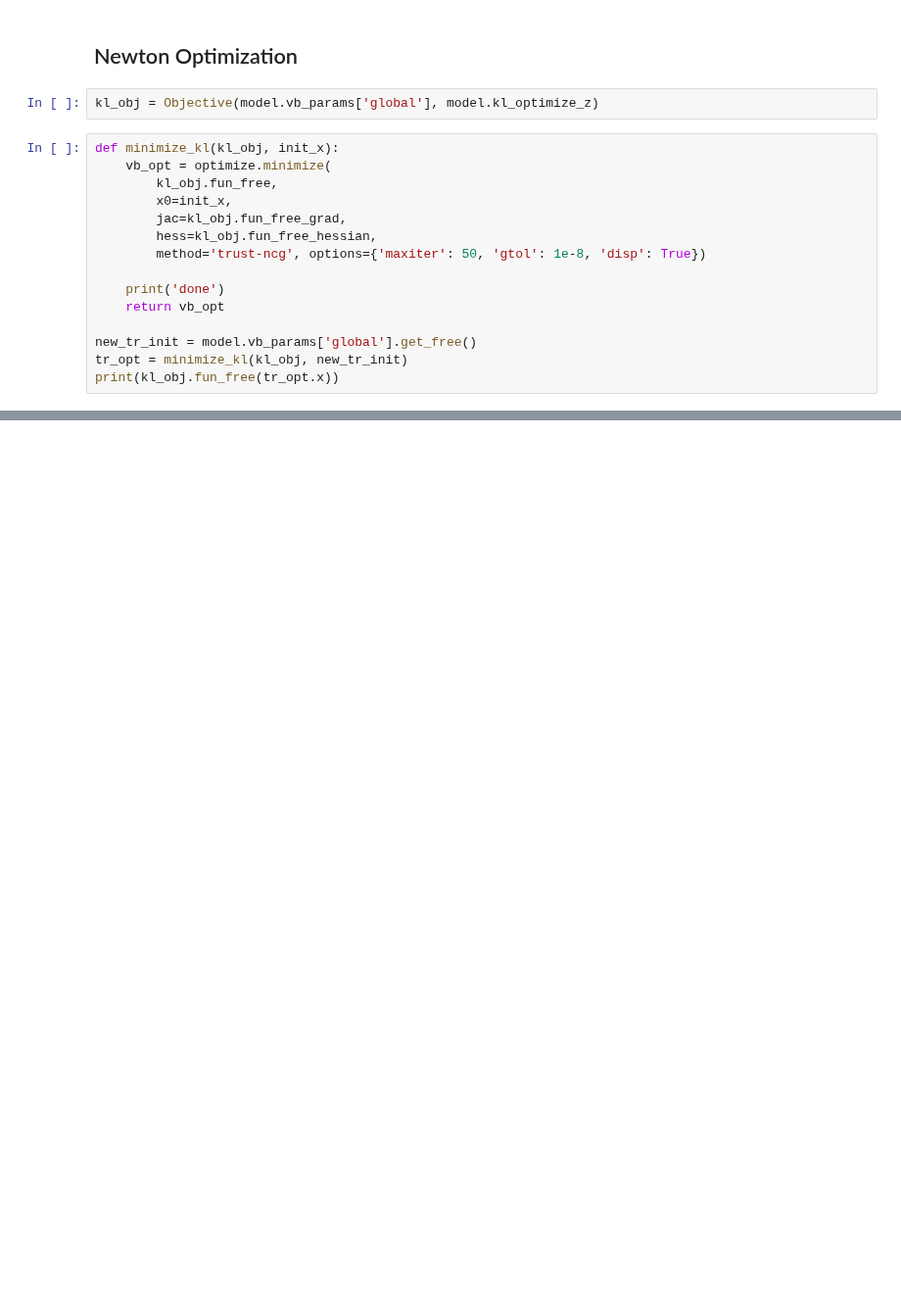
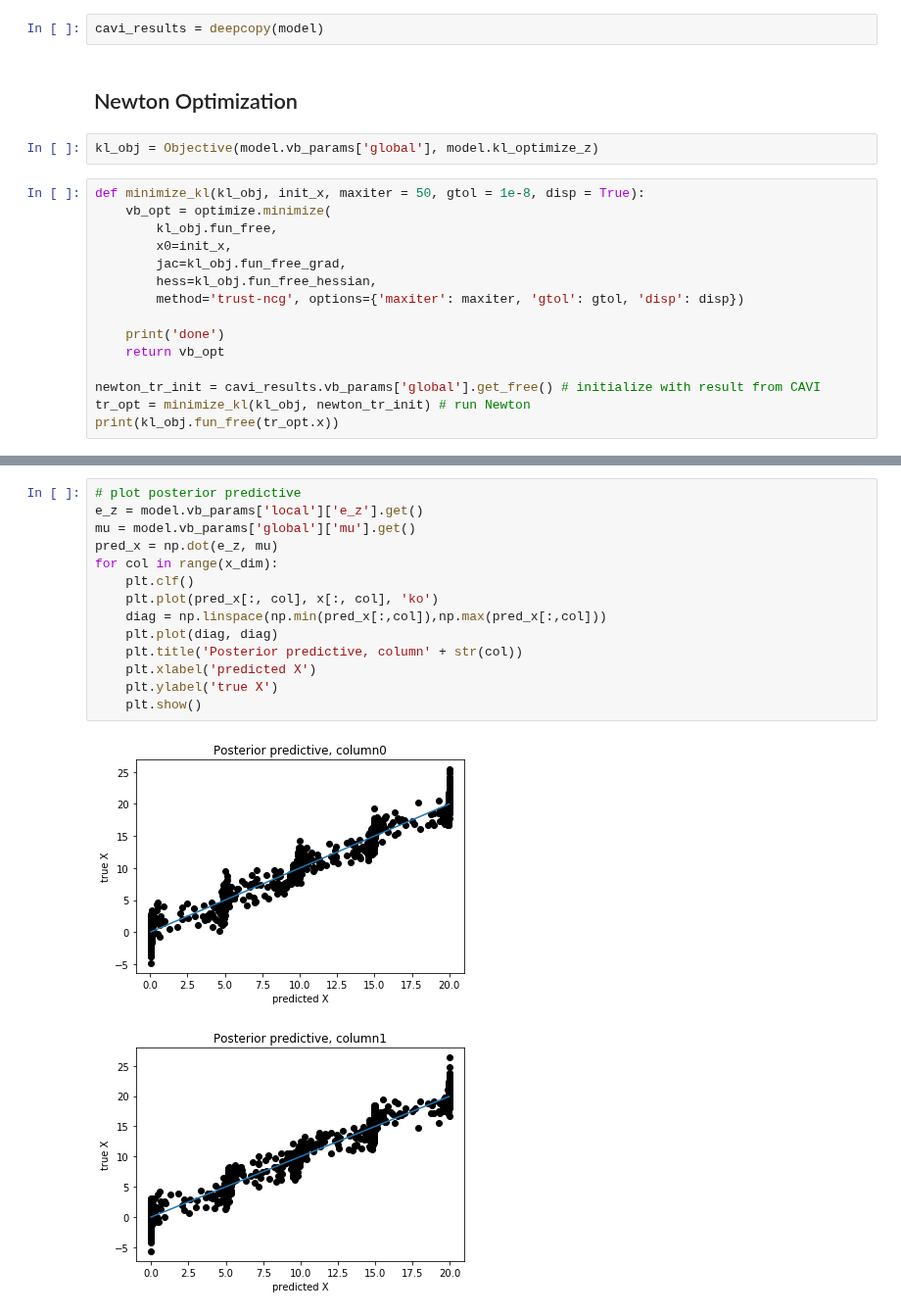
Before and after one commit to Runjing-Liu120/Variational_BNP_robustness, a Jupyter notebook: DP_mixture/DP_normal_mixture.ipynb, the cells around one changed output, grey strips where cells are left out. Shown at 98% size. Saved outputs shown, nothing was run; the diff lists cells and outputs as text; blank space fills up the shorter version.

```diff
--- a/DP_mixture/DP_normal_mixture.ipynb
+++ b/DP_mixture/DP_normal_mixture.ipynb
@@ -187,20 +194,22 @@ a vague estimate for the number of posterior clusters:  5
+# %%
+cavi_results = deepcopy(model)
 # %% [markdown]
 ## Newton Optimization
 # %%
 kl_obj = Objective(model.vb_params['global'], model.kl_optimize_z)
 # %%
-def minimize_kl(kl_obj, init_x):
+def minimize_kl(kl_obj, init_x, maxiter = 50, gtol = 1e-8, disp = True):
     vb_opt = optimize.minimize(
         kl_obj.fun_free,
         x0=init_x,
         jac=kl_obj.fun_free_grad,
         hess=kl_obj.fun_free_hessian,
-        method='trust-ncg', options={'maxiter': 50, 'gtol': 1e-8, 'disp': True})
+        method='trust-ncg', options={'maxiter': maxiter, 'gtol': gtol, 'disp': disp})
 
     print('done')
     return vb_opt
 
-new_tr_init = model.vb_params['global'].get_free()
-tr_opt = minimize_kl(kl_obj, new_tr_init)
+newton_tr_init = cavi_results.vb_params['global'].get_free() # initialize with result from CAVI
+tr_opt = minimize_kl(kl_obj, newton_tr_init) # run Newton
 print(kl_obj.fun_free(tr_opt.x))
 # %% [output]
@@ -244,0 +227,17 @@ variational stick lengths:  [ 0.34544878  0.00577061  0.33017426  0.89253188]
+# %%
+# plot posterior predictive
+e_z = model.vb_params['local']['e_z'].get()
+mu = model.vb_params['global']['mu'].get()
+pred_x = np.dot(e_z, mu)
+for col in range(x_dim):
+    plt.clf()
+    plt.plot(pred_x[:, col], x[:, col], 'ko')
+    diag = np.linspace(np.min(pred_x[:,col]),np.max(pred_x[:,col]))
+    plt.plot(diag, diag)
+    plt.title('Posterior predictive, column' + str(col))
+    plt.xlabel('predicted X')
+    plt.ylabel('true X')
+    plt.show()
+# %% [output]
+[figure, added]
+[figure, added]
```
Also changed, not shown: parts of 8 cells of this notebook, 2 other files.
